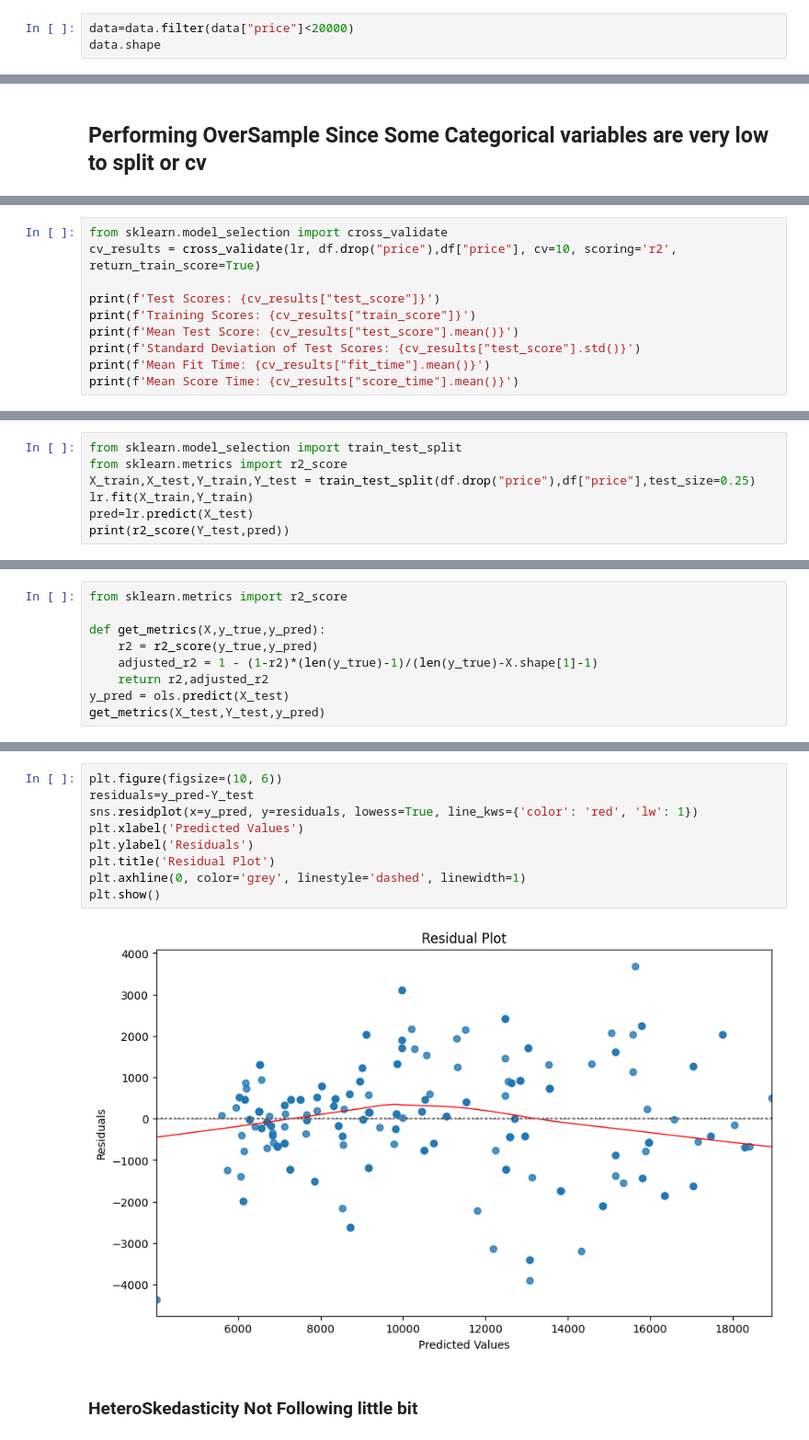
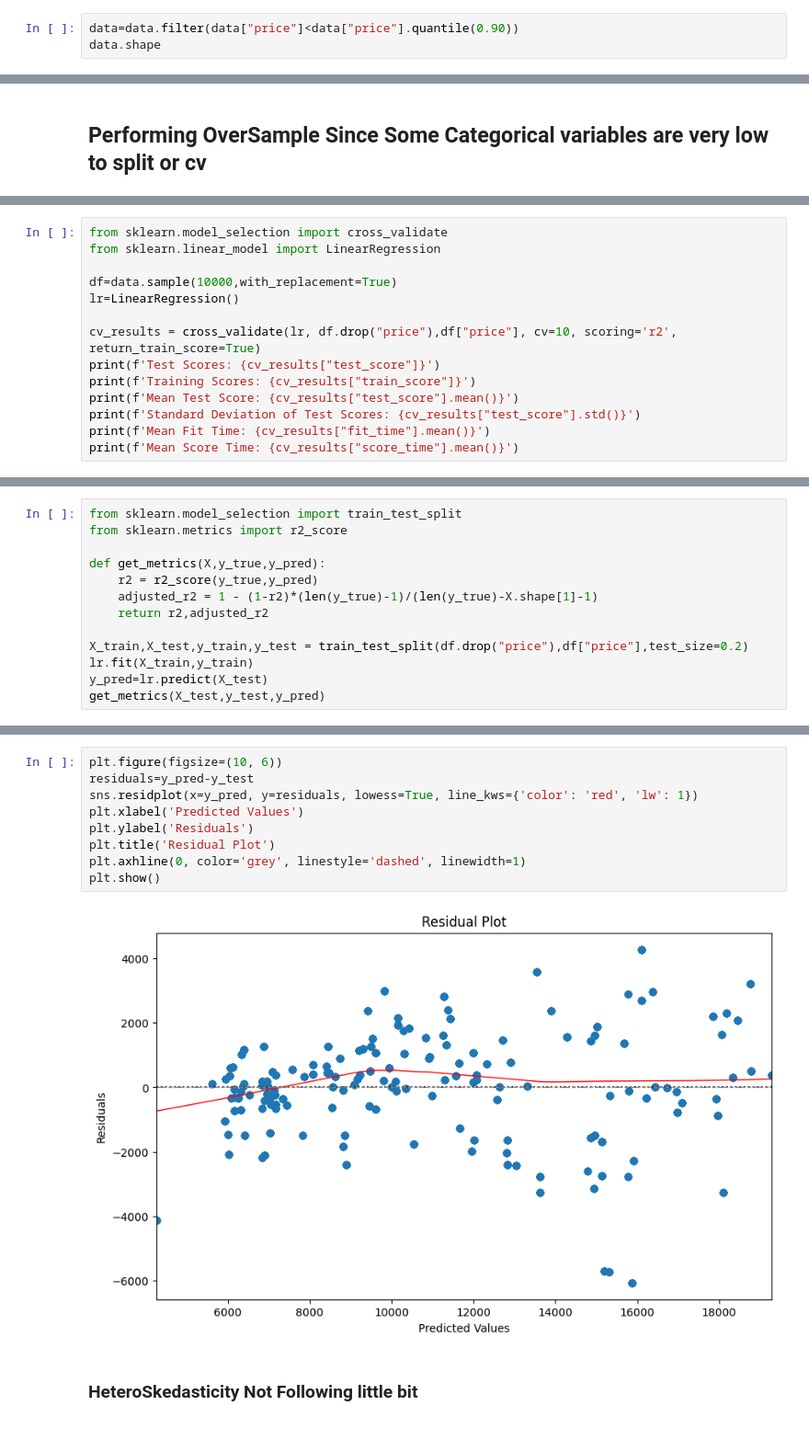
Before and after one commit to Ravikumarchavva/ML_Playground, a Jupyter notebook: week1_regressionAnalysis/Day1/preprocessing.ipynb, the cells around one changed output, grey strips where cells are left out. Shown at 92% size. Cells and saved outputs as stored; diff of their text form.

```diff
--- a/week1_regressionAnalysis/Day1/preprocessing.ipynb
+++ b/week1_regressionAnalysis/Day1/preprocessing.ipynb
@@ -32,6 +32,6 @@ sns.pairplot(data.to_pandas(),y_vars=["price"])
 # %% [markdown]
 Cutting target col to make it less right Skewed
 # %%
-data=data.filter(data["price"]<20000)
+data=data.filter(data["price"]<data["price"].quantile(0.90))
 data.shape
 # %% [output]
@@ -287,7 +275,11 @@ LinearRegression()
 # %%
 from sklearn.model_selection import cross_validate
+from sklearn.linear_model import LinearRegression
+
+df=data.sample(10000,with_replacement=True)
+lr=LinearRegression()
+
 cv_results = cross_validate(lr, df.drop("price"),df["price"], cv=10, scoring='r2', return_train_score=True)
-
 print(f'Test Scores: {cv_results["test_score"]}')
 print(f'Training Scores: {cv_results["train_score"]}')
 print(f'Mean Test Score: {cv_results["test_score"].mean()}')
@@ -306,8 +298,14 @@ Mean Score Time: 0.0007174015045166016
 # %%
 from sklearn.model_selection import train_test_split
 from sklearn.metrics import r2_score
-X_train,X_test,Y_train,Y_test = train_test_split(df.drop("price"),df["price"],test_size=0.25)
-lr.fit(X_train,Y_train)
-pred=lr.predict(X_test)
-print(r2_score(Y_test,pred))
+
+def get_metrics(X,y_true,y_pred):
+    r2 = r2_score(y_true,y_pred)
+    adjusted_r2 = 1 - (1-r2)*(len(y_true)-1)/(len(y_true)-X.shape[1]-1)
+    return r2,adjusted_r2
+
+X_train,X_test,y_train,y_test = train_test_split(df.drop("price"),df["price"],test_size=0.2)
+lr.fit(X_train,y_train)
+y_pred=lr.predict(X_test)
+get_metrics(X_test,y_test,y_pred)
 # %% [output]
@@ -358,9 +312,0 @@ Will treat Multicollinearity use norms in other notebook
-# %%
-from sklearn.metrics import r2_score
-
-def get_metrics(X,y_true,y_pred):
-    r2 = r2_score(y_true,y_pred)
-    adjusted_r2 = 1 - (1-r2)*(len(y_true)-1)/(len(y_true)-X.shape[1]-1)
-    return r2,adjusted_r2
-y_pred = ols.predict(X_test)
-get_metrics(X_test,Y_test,y_pred)
@@ -369,14 +313,14 @@ get_metrics(X_test,Y_test,y_pred)
 # %%
 plt.figure(figsize=(10, 6))
-residuals=y_pred-Y_test
+residuals=y_pred-y_test
 sns.residplot(x=y_pred, y=residuals, lowess=True, line_kws={'color': 'red', 'lw': 1})
 plt.xlabel('Predicted Values')
 plt.ylabel('Residuals')
 plt.title('Residual Plot')
 plt.axhline(0, color='grey', linestyle='dashed', linewidth=1)
 plt.show()
 # %% [output]
-[figure, old version]
+[figure, new version]
 # %% [markdown]
 ### HeteroSkedasticity Not Following little bit
 # %%
```
Also changed, not shown: parts of 22 cells of this notebook, 1 other file.
